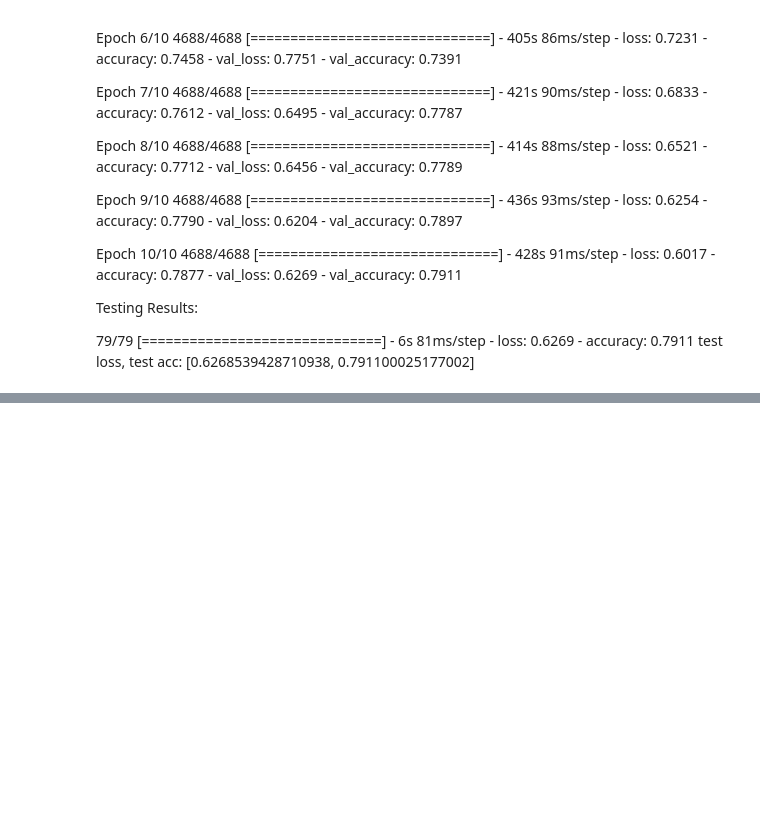
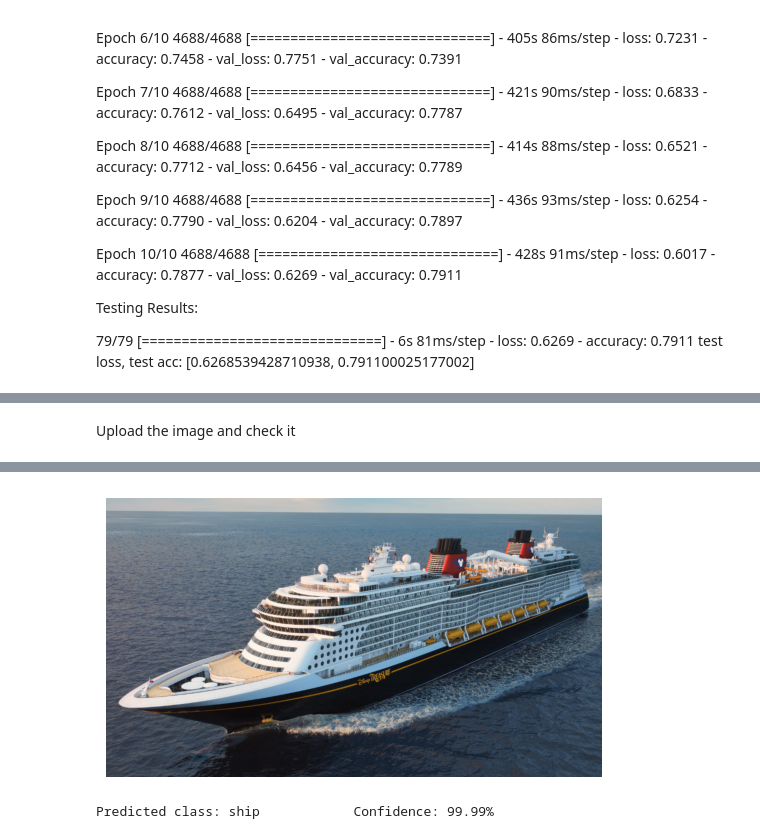
Before and after one commit to josephjoey1234/Object-classification, a Jupyter notebook: CNN_Object_Classification.ipynb, the cells around one changed output, grey strips where cells are left out. Drawn from its saved outputs; the diff is of its cells as text; code cells hidden in the pictures; blank space fills up the shorter version.

```diff
--- a/CNN_Object_Classification.ipynb
+++ b/CNN_Object_Classification.ipynb
@@ -422,0 +464,15 @@ test loss, test acc: [0.6268539428710938, 0.791100025177002]
+# %% [markdown]
+Upload the image and check it
+# %%
+from google.colab import files
+import io
+
+# Upload the image file
+uploaded = files.upload()
+
+# Get the file name and path
+image_path = list(uploaded.keys())[0]
+
+# Predict and display the image
+predict_and_display_image(model, image_path, class_names)
+# %% [output]
@@ -422,0 +482,2 @@ test loss, test acc: [0.6268539428710938, 0.791100025177002]
+[figure, added]
+Predicted class: ship            Confidence: 99.99%
```
Also changed, not shown: parts of 11 cells of this notebook.
